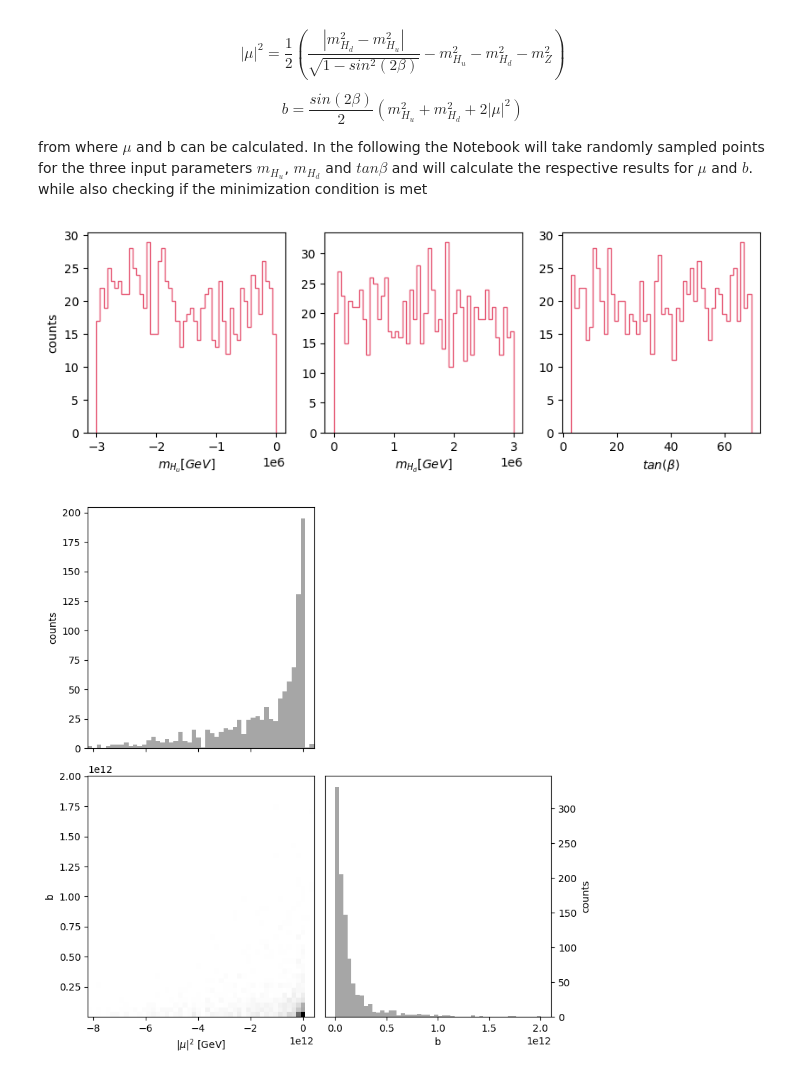
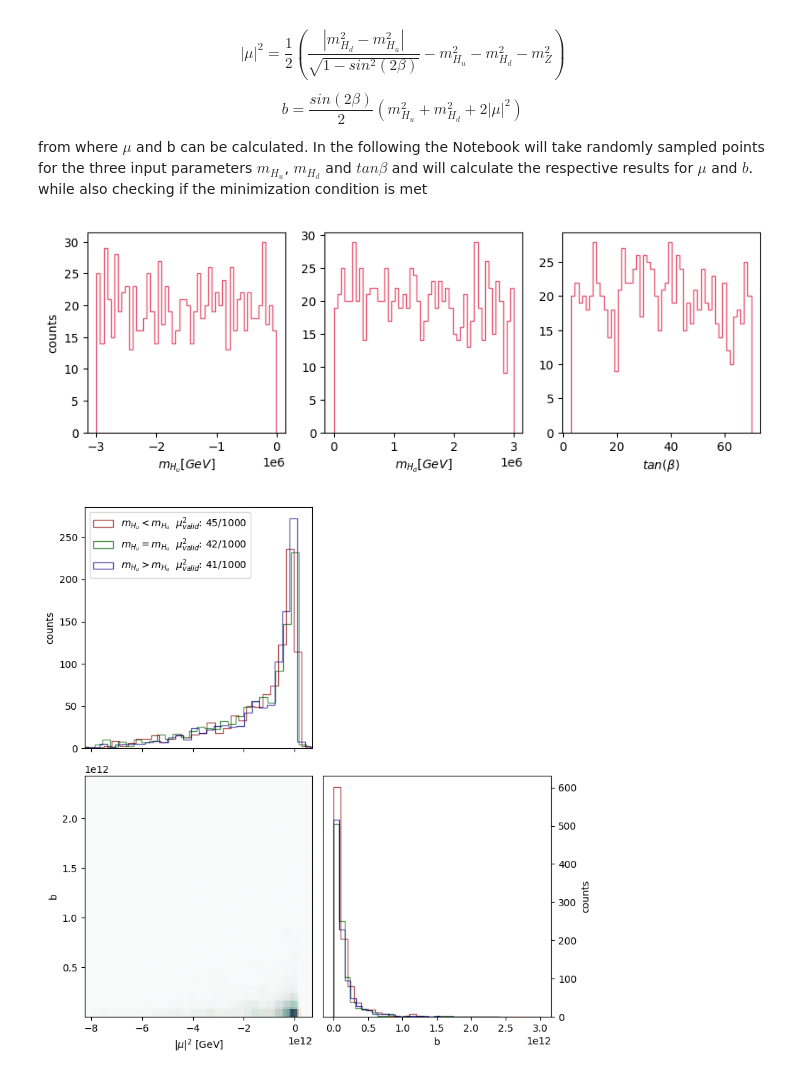
Before and after one commit to vallereichi/mssmscanning, a Jupyter notebook: MSSM/minimization-cond.ipynb, the cells around one changed output. Drawn from its saved outputs; the diff is of its cells as text; code cells hidden in the pictures.

```diff
--- a/MSSM/minimization-cond.ipynb
+++ b/MSSM/minimization-cond.ipynb
@@ -64,35 +67,39 @@ def sample(start: float, end: float, n: int) -> np.ndarray:
     """Generate n random samples between start and end."""
     return np.random.uniform(start, end, n)
 
-input_dict = {
-    "m_Hu": sample(m_Hu[0], m_Hu[1], 1000),
-    "m_Hd": sample(m_Hd[0], m_Hd[1], 1000),
-    "tan_b": sample(tan_b[0], tan_b[1], 1000),
-}
-input_dict["sin_2b"] = calculate_sin_2b(input_dict["tan_b"])
+parameter_dict_list = []
+
+for pset in parameter_set_list:
+    input_dict = {
+        "m_Hu": sample(pset[0][0], pset[0][1], 1000),
+        "m_Hd": sample(pset[1][0], pset[1][1], 1000),
+        "tan_b": sample(tan_b[0], tan_b[1], 1000),
+    }
+    input_dict["sin_2b"] = calculate_sin_2b(input_dict["tan_b"])
+    parameter_dict_list.append(input_dict)
 # %%
-# create a figure plot for the input parameters
+# create a figure plot for the input parameters to see the prior distribution
 fig = plt.figure(figsize=(10, 3))
 ax1 = fig.add_subplot(131)
 ax2 = fig.add_subplot(132)
 ax3 = fig.add_subplot(133)
 
 ax1.set_ylabel("counts")
 ax1.set_xlabel("$m_{H_u}$$ [GeV]$")
 ax2.set_xlabel("$m_{H_d}$$ [GeV]$")
 ax3.set_xlabel("$tan(\\beta)$")
 
 # ax1.set_xlim(m_Hu[0], m_Hu[1])
 # ax2.set_xlim(m_Hd[0], m_Hd[1])
 # ax3.set_xlim(tan_b[0], tan_b[1])
 
-ax1.hist(input_dict["m_Hu"], bins=50, color="crimson", alpha=0.7, histtype='step')
-ax2.hist(input_dict["m_Hd"], bins=50, color="crimson", alpha=0.7, histtype='step')
-ax3.hist(input_dict["tan_b"], bins=50, color="crimson", alpha=0.7, histtype='step')
+ax1.hist(parameter_dict_list[0]["m_Hu"], bins=50, color="crimson", alpha=0.7, histtype='step')
+ax2.hist(parameter_dict_list[0]["m_Hd"], bins=50, color="crimson", alpha=0.7, histtype='step')
+ax3.hist(parameter_dict_list[0]["tan_b"], bins=50, color="crimson", alpha=0.7, histtype='step')
 
 plt.show()
 # %% [output]
-[figure, old version]
+[figure, new version]
 # %%
 # calculate |mu|^2
 def calculate_mu_p2(m_Hu: float, m_Hd: float, sin_2b:float, mZ:float) -> float:
@@ -123,15 +144,18 @@ hist2.set_ylabel("counts")
 ax3.set_xlabel("$|\\mu|^2$ [GeV]")
 ax3.set_ylabel("b")
 
+for i in range(len(mu)):
+    hist1.hist(mu[i],  bins=30, color=colors[i], alpha=0.7, histtype='step',
+               label=labels[i] + "  $\\mu^2_{valid}$: " + f"{len(valid_mu[i])}/{len(mu[i])}")
+    hist2.hist(b[i],  bins=30, color=colors[i], alpha=0.7, histtype='step')
+    ax3.hist2d(mu[i], b[i], bins=30, cmap=cmaps[i], alpha=0.5)
 
-hist1.hist(mu,  bins=50, color="grey", alpha=0.7)
-hist2.hist(b,  bins=50, color="grey", alpha=0.7)
-ax3.hist2d(mu, b, bins=50, cmap='Greys')
 
+hist1.legend()
 fig.tight_layout()
 
 plt.show()
 
 fig.savefig("./plots/minimization_mu_b_plot.png", dpi=300, bbox_inches='tight')
 # %% [output]
-[figure, old version]
+[figure, new version]
```
Also changed, not shown: parts of 3 cells of this notebook.
